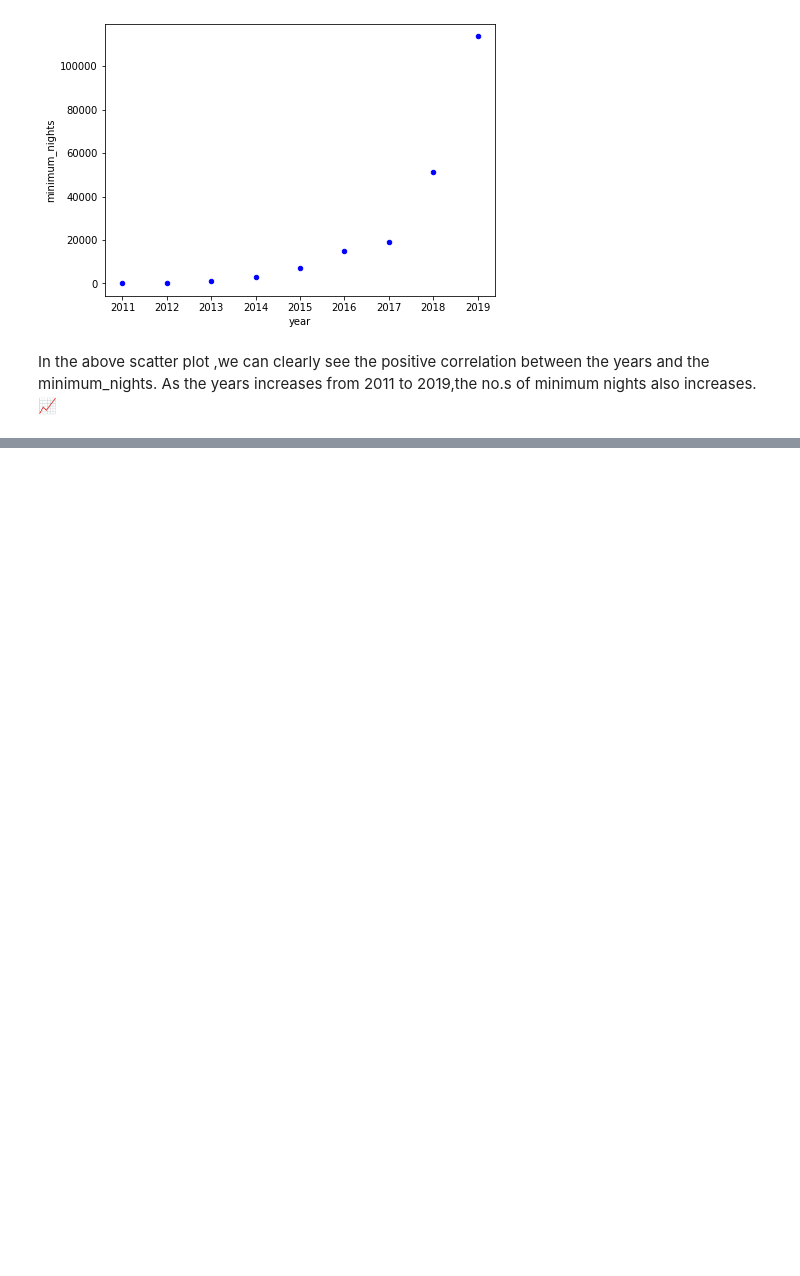
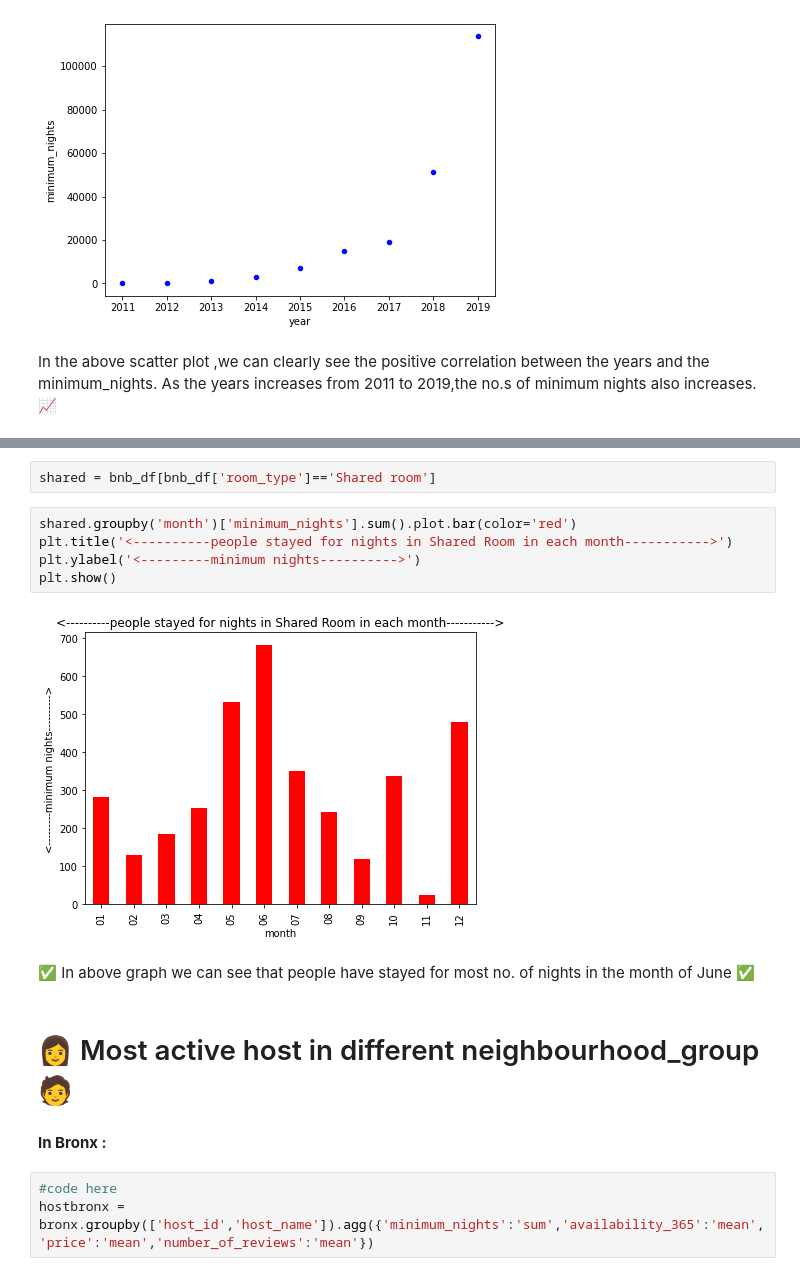
Before and after one commit to ajayn3300/Airbnb_Analysis----EDA, a Jupyter notebook: EDA_of_Airbnb.ipynb, the cells around one changed output, grey strips where cells are left out. Saved outputs shown, nothing was run; the diff lists cells and outputs as text; blank space fills up the shorter version.

```diff
--- a/EDA_of_Airbnb.ipynb
+++ b/EDA_of_Airbnb.ipynb
@@ -664,0 +758,18 @@ In the above scatter plot ,we can clearly see the positive correlation between t
+# %%
+shared = bnb_df[bnb_df['room_type']=='Shared room']
+# %%
+shared.groupby('month')['minimum_nights'].sum().plot.bar(color='red')
+plt.title('<----------people stayed for nights in Shared Room in each month----------->')
+plt.ylabel('<---------minimum nights---------->')
+plt.show()
+# %% [output]
+[figure, added]
+# %% [markdown]
+✅ In above graph we can see that people have stayed for most no. of nights in the month of June ✅
+# %% [markdown]
+# 👩 Most active host in different neighbourhood_group 🧑
+# %% [markdown]
+**In Bronx :**
+# %%
+#code here
+hostbronx = bronx.groupby(['host_id','host_name']).agg({'minimum_nights':'sum','availability_365':'mean','price':'mean','number_of_reviews':'mean'})
```
Also changed, not shown: parts of 49 cells of this notebook.
